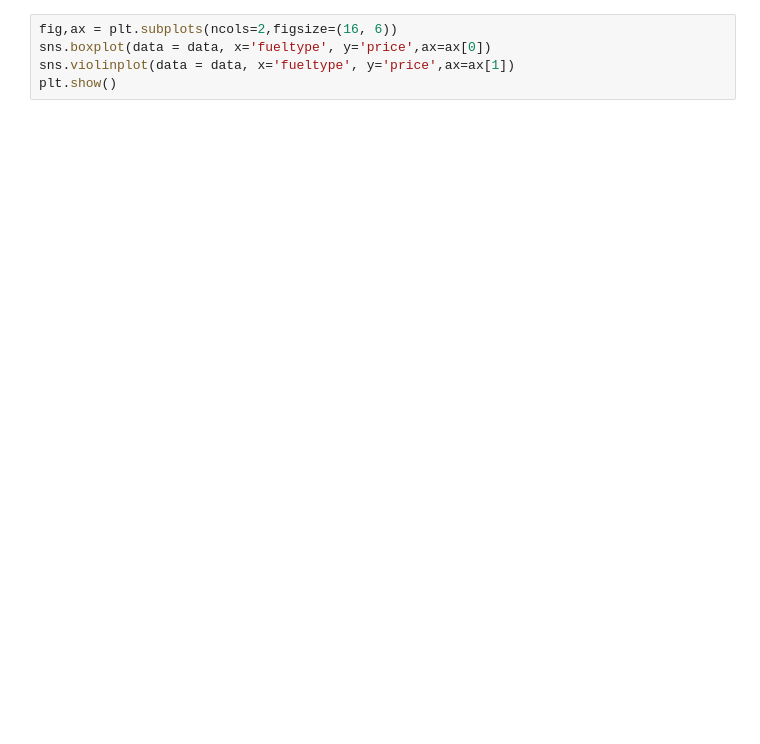
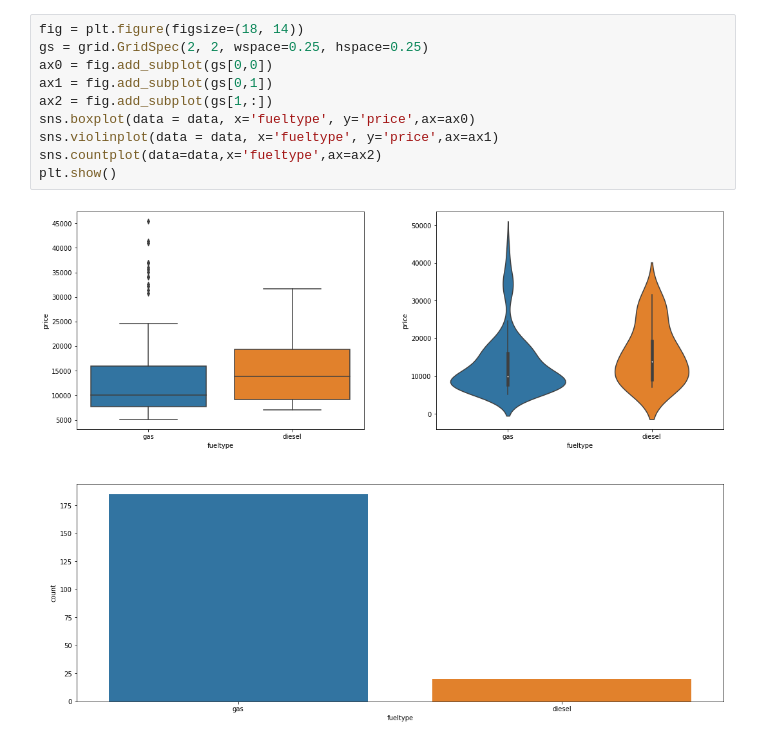
Before and after one commit to prateekkohli1992/regression_1, a Jupyter notebook: EDA_2.ipynb, the cells around one changed output. Drawn from its saved outputs; the diff is of its cells as text; blank space fills up the shorter version.

```diff
--- a/EDA_2.ipynb
+++ b/EDA_2.ipynb
@@ -60,6 +83,13 @@ plt.show()
 # %%
-fig,ax = plt.subplots(ncols=2,figsize=(16, 6))
-sns.boxplot(data = data, x='fueltype', y='price',ax=ax[0])
-sns.violinplot(data = data, x='fueltype', y='price',ax=ax[1])
+fig = plt.figure(figsize=(18, 14))
+gs = grid.GridSpec(2, 2, wspace=0.25, hspace=0.25)
+ax0 = fig.add_subplot(gs[0,0])
+ax1 = fig.add_subplot(gs[0,1])
+ax2 = fig.add_subplot(gs[1,:])
+sns.boxplot(data = data, x='fueltype', y='price',ax=ax0)
+sns.violinplot(data = data, x='fueltype', y='price',ax=ax1)
+sns.countplot(data=data,x='fueltype',ax=ax2)
 plt.show()
+# %% [output]
+[figure, added]
 # %%
```
Also changed, not shown: parts of 18 cells of this notebook.
